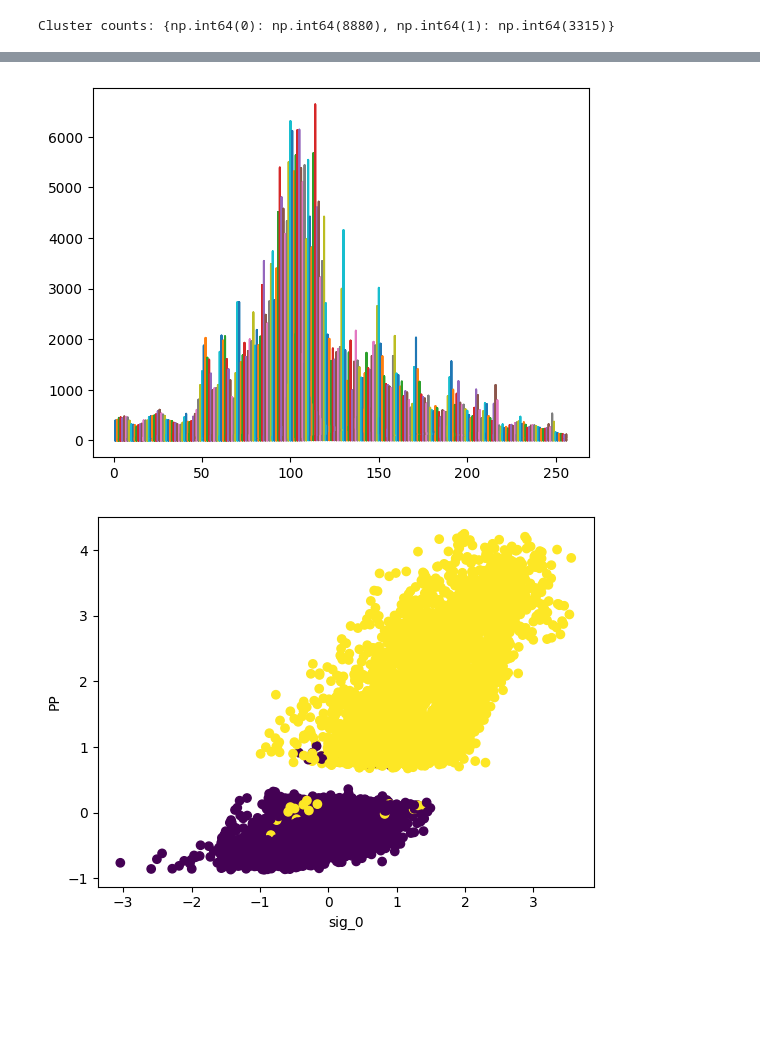
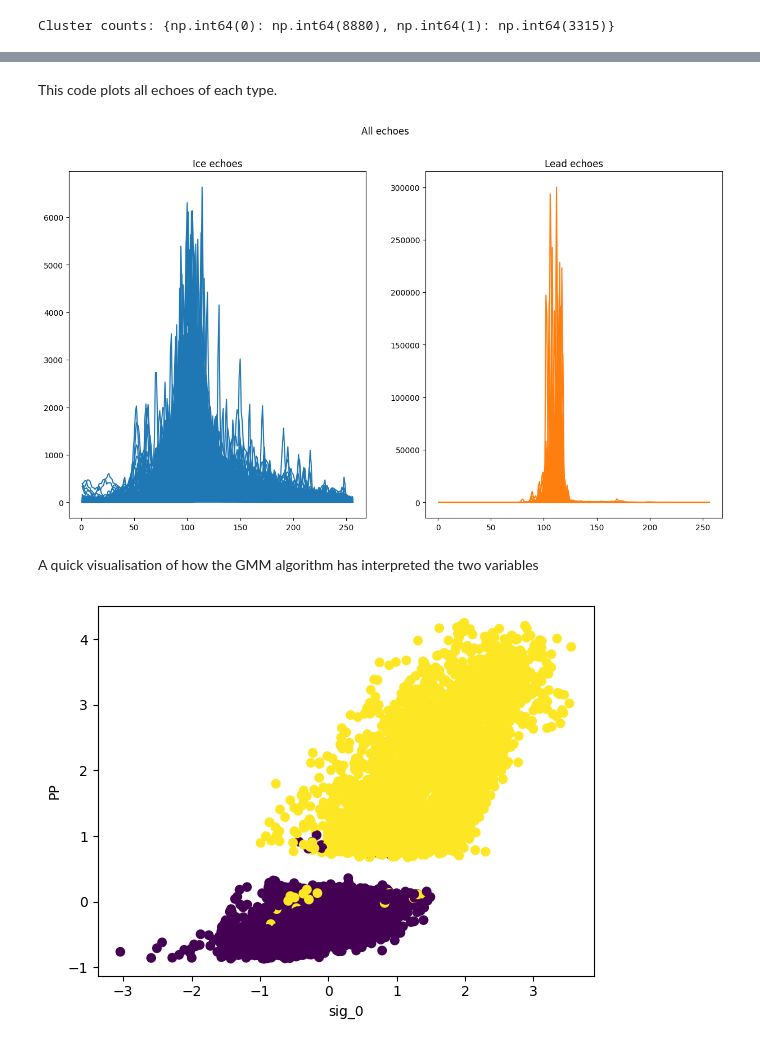
Before and after one commit to max-henderson404/geol0069_week4, a Jupyter notebook: classification.ipynb, the cells around one changed output, grey strips where cells are left out. Saved outputs shown, nothing was run; the diff lists cells and outputs as text; code cells hidden in the pictures; blank space fills up the shorter version.

```diff
--- a/classification.ipynb
+++ b/classification.ipynb
@@ -317,8 +370,25 @@ plt.show()
-# %%
-# plot echos for the sea ice cluster
-x = np.stack([np.arange(1,waves_cleaned[clusters_gmm==0].shape[1]+1)]*waves_cleaned[clusters_gmm==0].shape[0])
-plt.plot(x,waves_cleaned[clusters_gmm==0])  # plot of all the echos
-plt.show()
-# %% [output]
-[figure, removed]
+# %% [markdown]
+This code plots all echoes of each type.
+# %%
+#plot echoes and leads separately
+x = np.arange(1,waves_cleaned.shape[1]+1)
+ice_cleaned = waves_cleaned[clusters_gmm==0]
+leads_cleaned = waves_cleaned[clusters_gmm==1]
+
+fig, axs = plt.subplots(1,2, figsize = (15,8))
+ax_echoes, ax_leads = axs  # unpack for readability
+fig.suptitle('All echoes')
+ax_echoes.set_title('Ice echoes')
+for i in range(len(ice_cleaned)):
+  ax_echoes.plot(x,ice_cleaned[i], color= 'tab:blue')
+
+ax_leads.set_title('Lead echoes')
+for i in range(len(leads_cleaned)):
+  ax_leads.plot(x,leads_cleaned[i], color = 'tab:orange')
+
+plt.show()
+# %% [output]
+[figure, added]
+# %% [markdown]
+A quick visualisation of how the GMM algorithm has interpreted the two variables
 # %%
```
Also changed, not shown: parts of 16 cells of this notebook, 1 other file.
